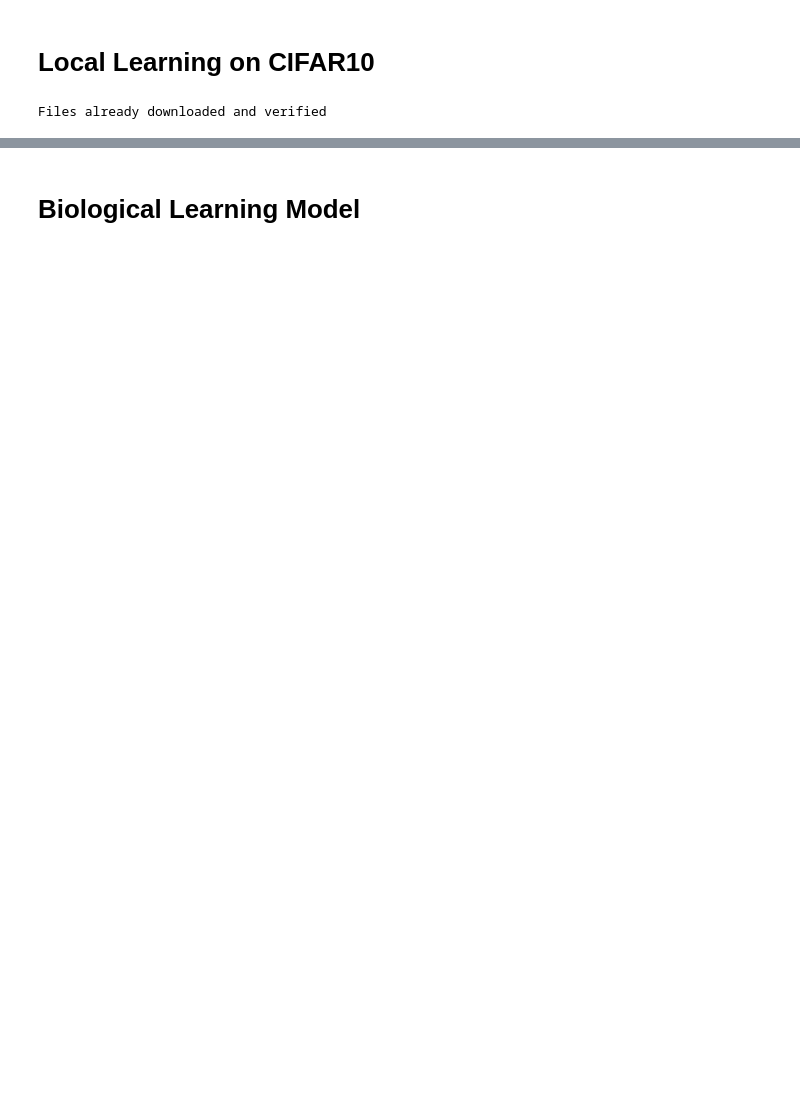
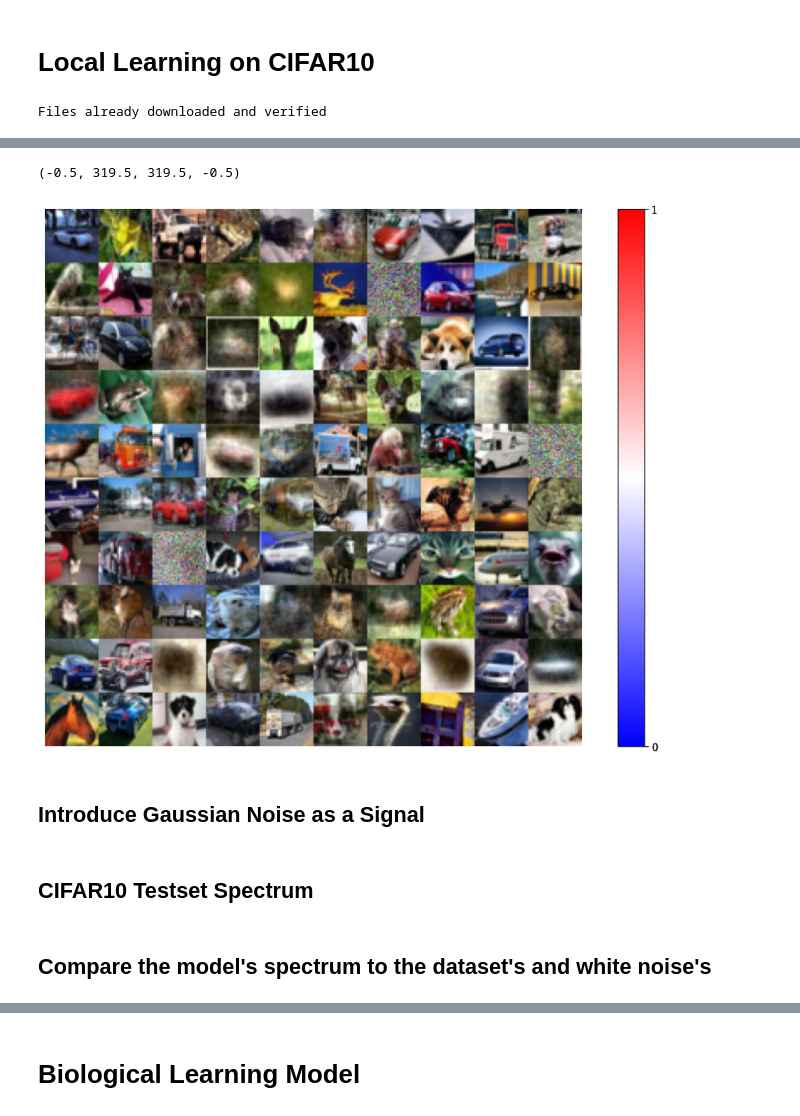
Before and after one commit to holzhauk/LocalLearning, a Jupyter notebook: notebooks/CIFAR10.ipynb, the cells around one changed output, grey strips where cells are left out. Drawn from its saved outputs; the diff is of its cells as text; code cells hidden in the pictures; blank space fills up the shorter version.

```diff
--- a/notebooks/CIFAR10.ipynb
+++ b/notebooks/CIFAR10.ipynb
@@ -28,0 +93,31 @@ Files already downloaded and verified
+# %%
+def MinMaxNorm(x: np.array) -> np.array:
+    mi = np.amin(x)
+    ma = np.amax(x)
+    return (x - mi) / (ma - mi)
+# %%
+Kx = 10
+Ky = 10
+
+W = model.W.detach().cpu().clone().numpy()
+W = W.T
+W = W[np.random.choice(W.shape[0], Kx*Ky, replace=False)]
+
+fig, ax = plt.subplots(figsize=(12.9, 10))
+yy=0
+HM=np.zeros((32*Ky, 32*Kx, 3))
+for y in range(Ky):
+    for x in range(Kx):
+        HM[y*32:(y+1)*32,x*32:(x+1)*32, :]=MinMaxNorm(W[yy].reshape(32, 32, 3))
+        yy += 1
+#plt.clf()
+nc=np.amax(np.absolute(HM))
+im=ax.imshow(HM,cmap='bwr')#,vmin=-nc,vmax=nc)
+fig.colorbar(im,ticks=[np.amin(HM), 0, np.amax(HM)])
+ax.axis('off')
+#fig.show()
+# %% [output]
+(-0.5, 319.5, 319.5, -0.5)
+[figure, added]
+# %% [markdown]
+## Introduce Gaussian Noise as a Signal
@@ -28,0 +171,2 @@ Files already downloaded and verified
+# %% [markdown]
+## CIFAR10 Testset Spectrum
@@ -28,0 +177,2 @@ Files already downloaded and verified
+# %% [markdown]
+## Compare the model's spectrum to the dataset's and white noise's
```
Also changed, not shown: parts of 77 cells of this notebook, 25 other files.
